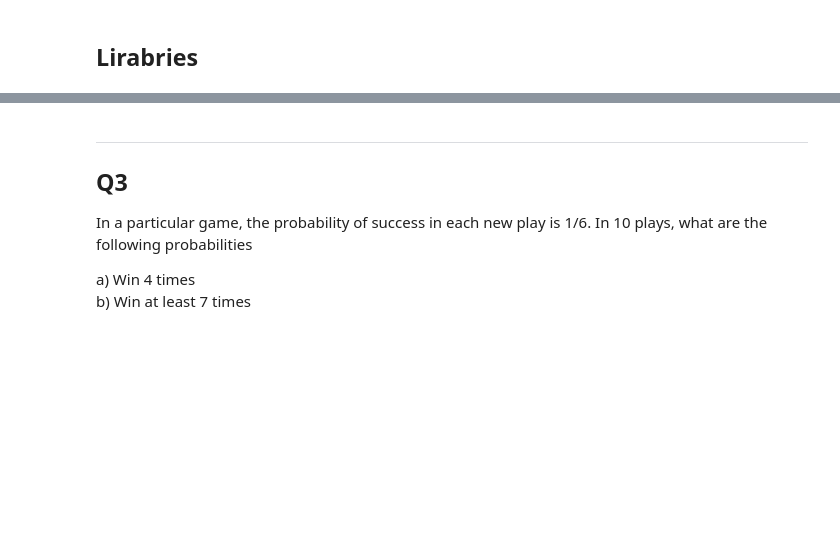
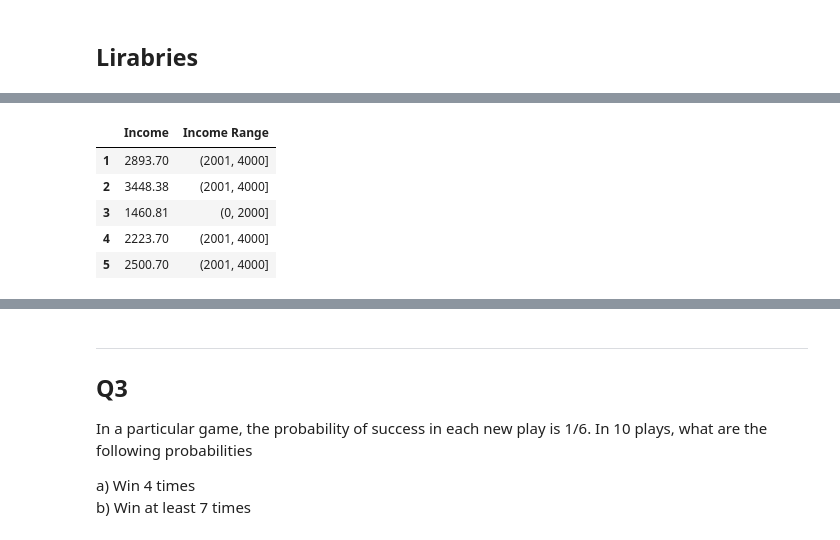
Before and after one commit to nicolaubruno/statistics, a Jupyter notebook: MBA Data Science/Fundamentals of Statistics/Exercise List/Python Solutions.ipynb, the cells around one changed output, grey strips where cells are left out. Cells and saved outputs as stored; diff of their text form; code cells hidden in the pictures; blank space fills up the shorter version.

```diff
--- a/MBA Data Science/Fundamentals of Statistics/Exercise List/Python Solutions.ipynb
+++ b/MBA Data Science/Fundamentals of Statistics/Exercise List/Python Solutions.ipynb
@@ -10,0 +51,12 @@ from scipy import stats
+# %%
+# Setting income ranges
+bins = [(0, 2000)] + [(v + 1, v + 2000) for v in range(2000, 12000, 2000)]
+df['Income Range'] = pd.cut(df.to_numpy().T[0], pd.IntervalIndex.from_tuples(bins))
+df.head()
+# %% [output]
+|  | Income | Income Range |
+| 1 | 2893.70 | (2001, 4000] |
+| 2 | 3448.38 | (2001, 4000] |
+| 3 | 1460.81 | (0, 2000] |
+| 4 | 2223.70 | (2001, 4000] |
+| 5 | 2500.70 | (2001, 4000] |
```
Also changed, not shown: parts of 23 cells of this notebook.
